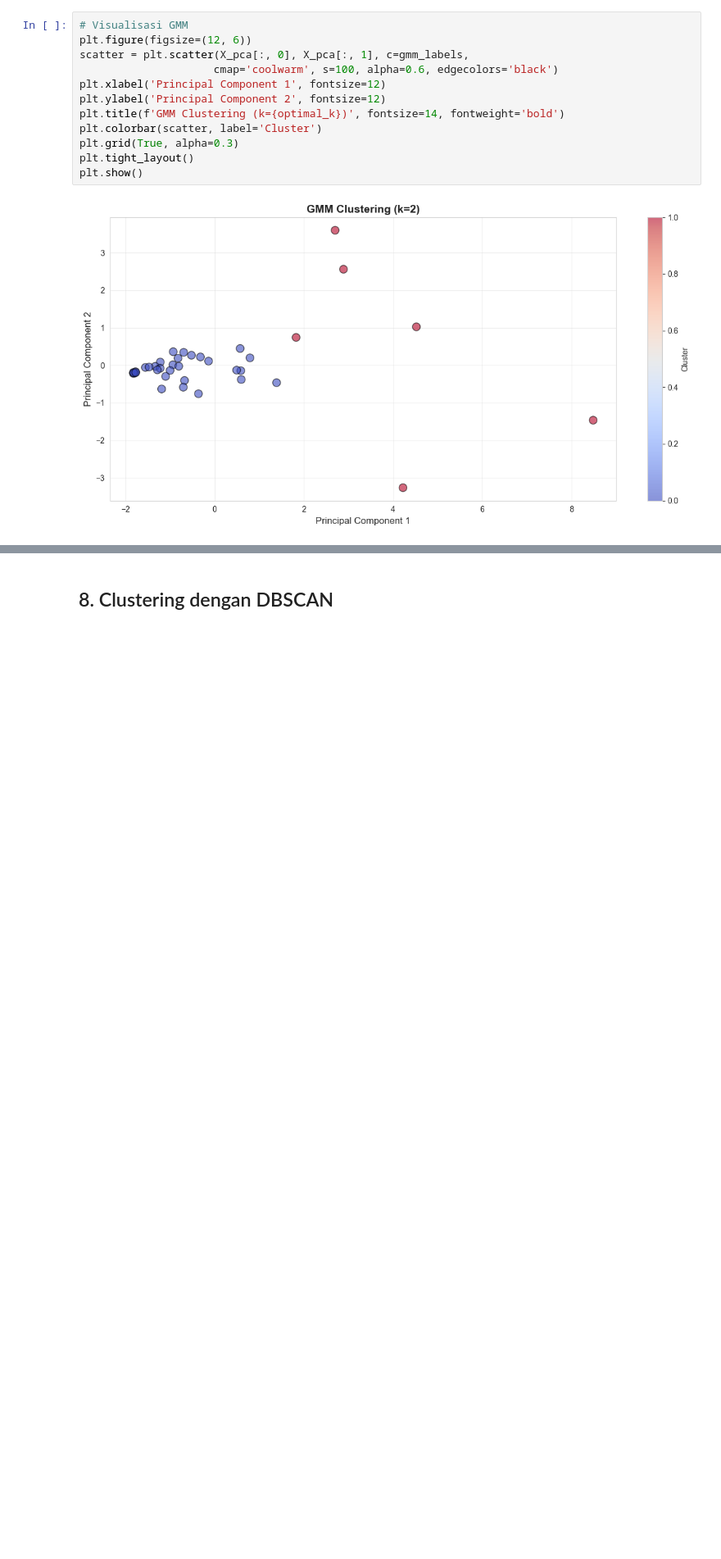
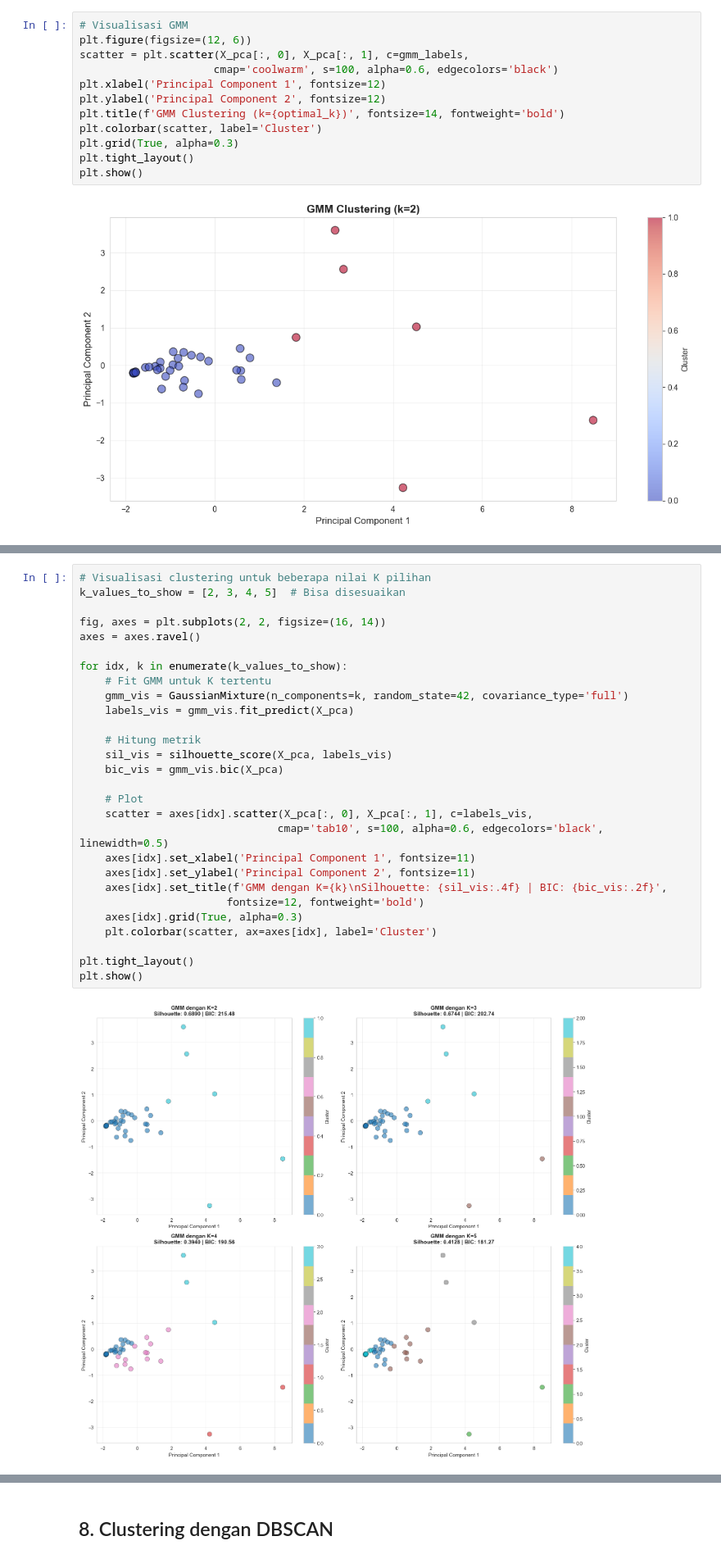
Before and after one commit to wildanjr19/5th-college, a Jupyter notebook: Pengantar Data Mining/Final Project/Final_Project.ipynb, the cells around one changed output, grey strips where cells are left out. Shown at 82% size. Saved outputs shown, nothing was run; the diff lists cells and outputs as text; blank space fills up the shorter version.

```diff
--- a/Pengantar Data Mining/Final Project/Final_Project.ipynb
+++ b/Pengantar Data Mining/Final Project/Final_Project.ipynb
@@ -625,0 +792,30 @@ plt.show()
+# %%
+# Visualisasi clustering untuk beberapa nilai K pilihan
+k_values_to_show = [2, 3, 4, 5]  # Bisa disesuaikan
+
+fig, axes = plt.subplots(2, 2, figsize=(16, 14))
+axes = axes.ravel()
+
+for idx, k in enumerate(k_values_to_show):
+    # Fit GMM untuk K tertentu
+    gmm_vis = GaussianMixture(n_components=k, random_state=42, covariance_type='full')
+    labels_vis = gmm_vis.fit_predict(X_pca)
+
+    # Hitung metrik
+    sil_vis = silhouette_score(X_pca, labels_vis)
+    bic_vis = gmm_vis.bic(X_pca)
+
+    # Plot
+    scatter = axes[idx].scatter(X_pca[:, 0], X_pca[:, 1], c=labels_vis,
+                               cmap='tab10', s=100, alpha=0.6, edgecolors='black', linewidth=0.5)
+    axes[idx].set_xlabel('Principal Component 1', fontsize=11)
+    axes[idx].set_ylabel('Principal Component 2', fontsize=11)
+    axes[idx].set_title(f'GMM dengan K={k}\nSilhouette: {sil_vis:.4f} | BIC: {bic_vis:.2f}',
+                       fontsize=12, fontweight='bold')
+    axes[idx].grid(True, alpha=0.3)
+    plt.colorbar(scatter, ax=axes[idx], label='Cluster')
+
+plt.tight_layout()
+plt.show()
+# %% [output]
+[figure, added]
```
Also changed, not shown: parts of 6 cells of this notebook.
